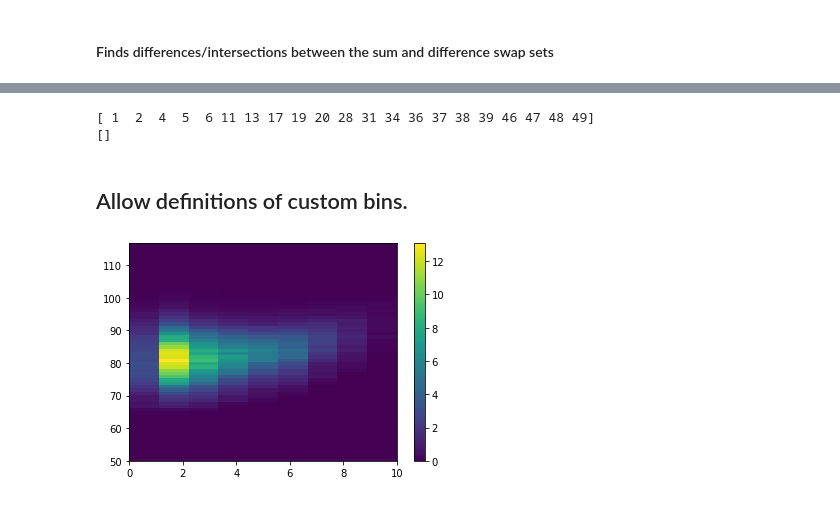
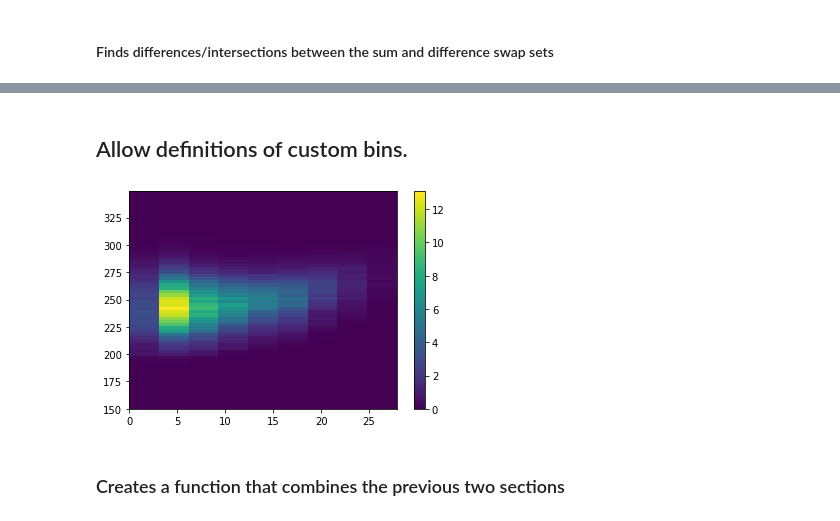
Before and after one commit to ASpraggin/FishTracking, a Jupyter notebook: fishGraphing.ipynb, the cells around one changed output, grey strips where cells are left out. Cells and saved outputs as stored; diff of their text form; code cells hidden in the pictures.

Commit message:
Function to display the results of histogram bin reduction

```diff
--- a/fishGraphing.ipynb
+++ b/fishGraphing.ipynb
@@ -332,18 +334,18 @@ print(set(swapLister(swapMatrix(histSumList)))^set(swapLister(swapMatrix(histDif
 # %%
 print((reduce(np.intersect1d,(swapLister(swapMatrix(histDifList)),swapLister(swapMatrix(histSumList))))))
 print(reduce(np.intersect1d,(swapLister(swapMatrix(histDifList)),swapLister(swapMatrix(histSumList)),manualOverlapList)))
+print(set(reduce(np.intersect1d,(swapLister(swapMatrix(histDifList)),swapLister(swapMatrix(histSumList)))))^set(manualOverlapList))
-# %% [output]
-[ 1  2  4  5  6 11 13 17 19 20 28 31 34 36 37 38 39 46 47 48 49]
-[]
 # %% [markdown]
 ## Allow definitions of custom  bins.
 # %%
-def binReducer(x,n):
+def binReducer(x,bX,bY,n):
     '''
     Takes histogram data and reduces the number of bins by the imputed amount.
 
     Input:
         x: Raw histogram data
+        bX: Bins for the X axis
+        bY: Bins for the Y axis
         n: Factor by which to reduce the histogram
 
     Output:
@@ -375,8 +377,14 @@ def binReducer(x,n):
         #print("not loop")
         output[:,:]+=x[i::n,i::n]
         #print("output",output.shape)
-        return output
+
+        binsX=bX[::3]
+        binsY=bY[::3]
+
+        return output,binsX,binsY
 # %%
-histMaker(binReducer(histSumList[0,0],3),binsDist/3,binsSum/3)
+histMaker(*binReducer(histSumList[0,0],binsDist,binsSum,3))
 # %% [output]
-[figure, old version]
+[figure, new version]
+# %% [markdown]
+### Creates a function that combines the previous two sections
```
Also changed, not shown: parts of 10 cells of this notebook, 2 other files.
